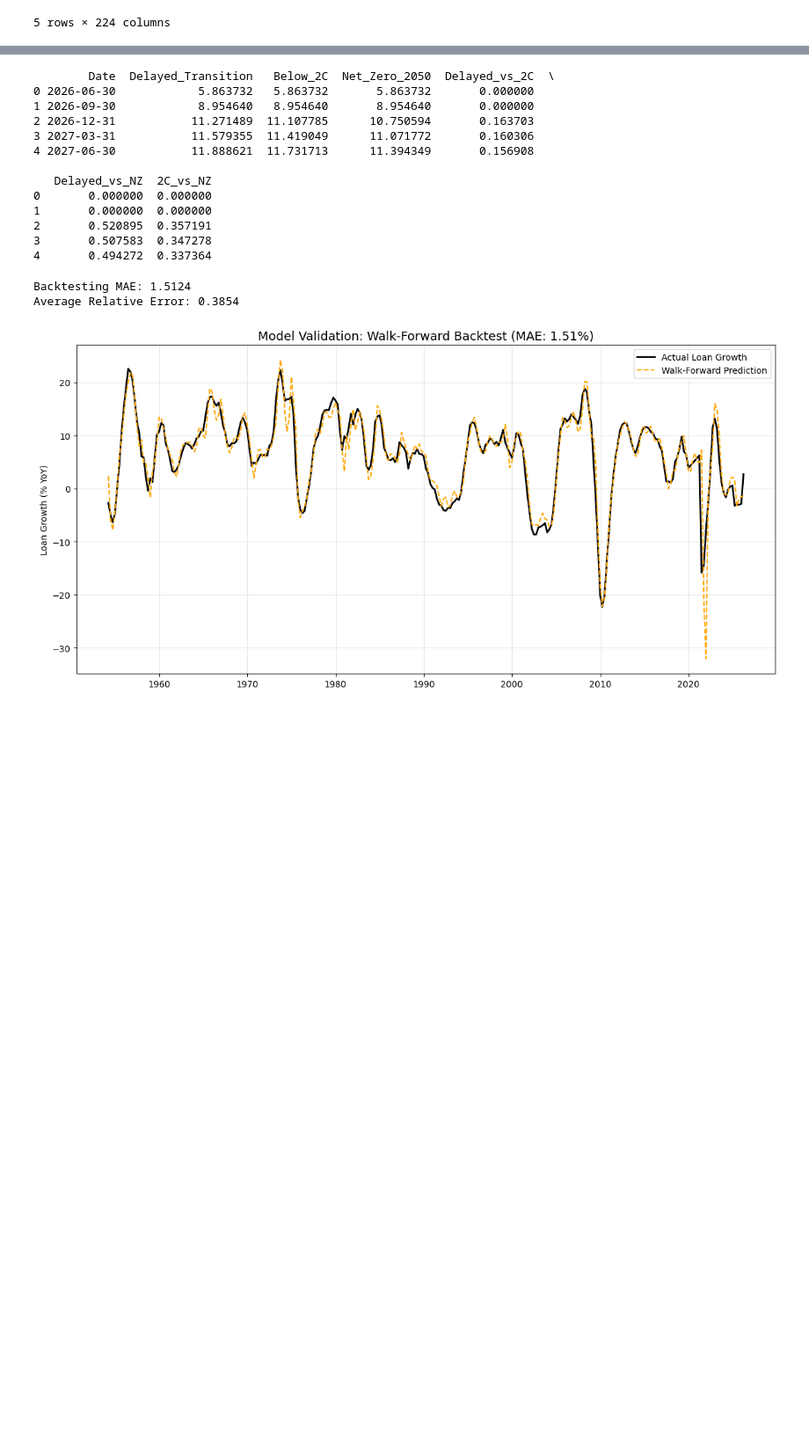
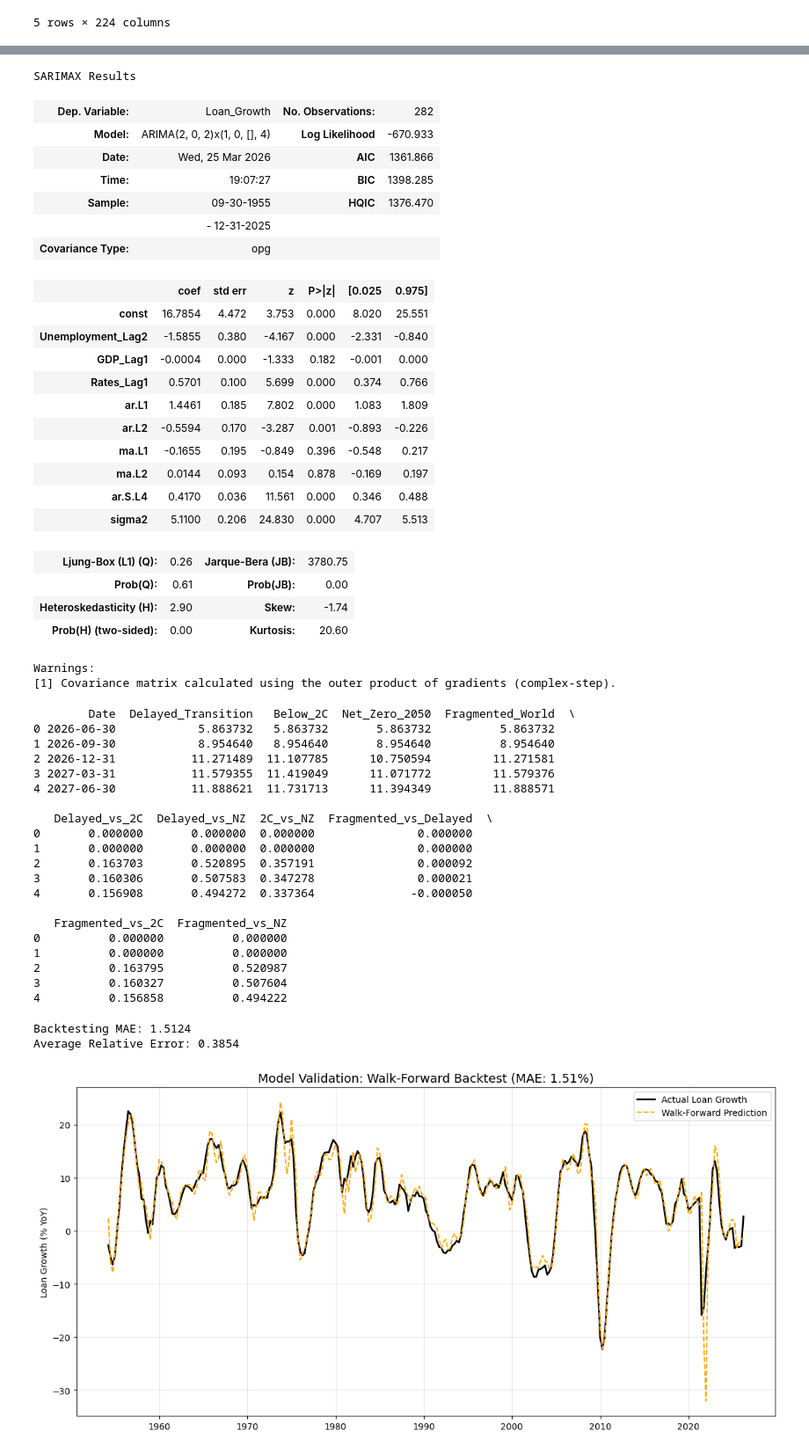
Before and after one commit to gpointd/ECON-522-Forecasting-Project, a Jupyter notebook: Climate Data/Climate Analysis.ipynb, the cells around one changed output, grey strips where cells are left out. Shown at 88% size. Saved outputs shown, nothing was run; the diff lists cells and outputs as text; code cells hidden in the pictures; blank space fills up the shorter version.

```diff
--- a/Climate Data/Climate Analysis.ipynb
+++ b/Climate Data/Climate Analysis.ipynb
@@ -609,3 +716,31 @@ plt.show()
+# %%
+model_fit.summary()
+# %% [output]
+SARIMAX Results
+| Dep. Variable: | Loan_Growth | No. Observations: | 282 |
+| Model: | ARIMA(2, 0, 2)x(1, 0, [], 4) | Log Likelihood | -670.933 |
+| Date: | Wed, 25 Mar 2026 | AIC | 1361.866 |
+| Time: | 19:07:27 | BIC | 1398.285 |
+| Sample: | 09-30-1955 | HQIC | 1376.470 |
+|  | - 12-31-2025 |  |  |
+| Covariance Type: | opg |  |  |
+|  | coef | std err | z | P>|z| | [0.025 | 0.975] |
+| const | 16.7854 | 4.472 | 3.753 | 0.000 | 8.020 | 25.551 |
+| Unemployment_Lag2 | -1.5855 | 0.380 | -4.167 | 0.000 | -2.331 | -0.840 |
+| GDP_Lag1 | -0.0004 | 0.000 | -1.333 | 0.182 | -0.001 | 0.000 |
+| Rates_Lag1 | 0.5701 | 0.100 | 5.699 | 0.000 | 0.374 | 0.766 |
+| ar.L1 | 1.4461 | 0.185 | 7.802 | 0.000 | 1.083 | 1.809 |
+| ar.L2 | -0.5594 | 0.170 | -3.287 | 0.001 | -0.893 | -0.226 |
+| ma.L1 | -0.1655 | 0.195 | -0.849 | 0.396 | -0.548 | 0.217 |
+| ma.L2 | 0.0144 | 0.093 | 0.154 | 0.878 | -0.169 | 0.197 |
+| ar.S.L4 | 0.4170 | 0.036 | 11.561 | 0.000 | 0.346 | 0.488 |
+| sigma2 | 5.1100 | 0.206 | 24.830 | 0.000 | 4.707 | 5.513 |
+| Ljung-Box (L1) (Q): | 0.26 | Jarque-Bera (JB): | 3780.75 |
+| Prob(Q): | 0.61 | Prob(JB): | 0.00 |
+| Heteroskedasticity (H): | 2.90 | Skew: | -1.74 |
+| Prob(H) (two-sided): | 0.00 | Kurtosis: | 20.60 |
+Warnings:
+[1] Covariance matrix calculated using the outer product of gradients (complex-step).
 # %%
 ## 9. EVALUATE SCENARIO DIFFERENCES
 # Create a summary DataFrame
@@ -613,27 +748,38 @@ summary_df = pd.DataFrame({
     'Date': pred_delayed.index,
     'Delayed_Transition': pred_delayed.values,
     'Below_2C': pred_stress.values,
-    'Net_Zero_2050': p_nz.values
+    'Net_Zero_2050': p_nz.values,
+    'Fragmented_World': pred_fragmented.values
 })
 # Calculate differences between scenarios
 summary_df['Delayed_vs_2C'] = summary_df['Delayed_Transition'] - summary_df['Below_2C']
 summary_df['Delayed_vs_NZ'] = summary_df['Delayed_Transition'] - summary_df['Net_Zero_2050']
 summary_df['2C_vs_NZ'] = summary_df['Below_2C'] - summary_df['Net_Zero_2050']
+summary_df['Fragmented_vs_Delayed'] = summary_df['Fragmented_World'] - summary_df['Delayed_Transition']
+summary_df['Fragmented_vs_2C'] = summary_df['Fragmented_World'] - summary_df['Below_2C']
+summary_df['Fragmented_vs_NZ'] = summary_df['Fragmented_World'] - summary_df['Net_Zero_2050']
 print(summary_df.head())
 # %% [output]
-        Date  Delayed_Transition   Below_2C  Net_Zero_2050  Delayed_vs_2C  \
-0 2026-06-30            5.863732   5.863732       5.863732       0.000000
-1 2026-09-30            8.954640   8.954640       8.954640       0.000000
-2 2026-12-31           11.271489  11.107785      10.750594       0.163703
-3 2027-03-31           11.579355  11.419049      11.071772       0.160306
-4 2027-06-30           11.888621  11.731713      11.394349       0.156908
+        Date  Delayed_Transition   Below_2C  Net_Zero_2050  Fragmented_World  \
+0 2026-06-30            5.863732   5.863732       5.863732          5.863732
+1 2026-09-30            8.954640   8.954640       8.954640          8.954640
+2 2026-12-31           11.271489  11.107785      10.750594         11.271581
+3 2027-03-31           11.579355  11.419049      11.071772         11.579376
+4 2027-06-30           11.888621  11.731713      11.394349         11.888571
 
-   Delayed_vs_NZ  2C_vs_NZ
-0       0.000000  0.000000
-1       0.000000  0.000000
-2       0.520895  0.357191
-3       0.507583  0.347278
-4       0.494272  0.337364
+   Delayed_vs_2C  Delayed_vs_NZ  2C_vs_NZ  Fragmented_vs_Delayed  \
+0       0.000000       0.000000  0.000000               0.000000
+1       0.000000       0.000000  0.000000               0.000000
+2       0.163703       0.520895  0.357191               0.000092
+3       0.160306       0.507583  0.347278               0.000021
+4       0.156908       0.494272  0.337364              -0.000050
+
+   Fragmented_vs_2C  Fragmented_vs_NZ
+0          0.000000          0.000000
+1          0.000000          0.000000
+2          0.163795          0.520987
+3          0.160327          0.507604
+4          0.156858          0.494222
 # %%
 ## model validation using backtesting on historical data
 # Backtesting with Walk-Forward Validation
```
Also changed, not shown: parts of 16 cells of this notebook, 1 other file.
